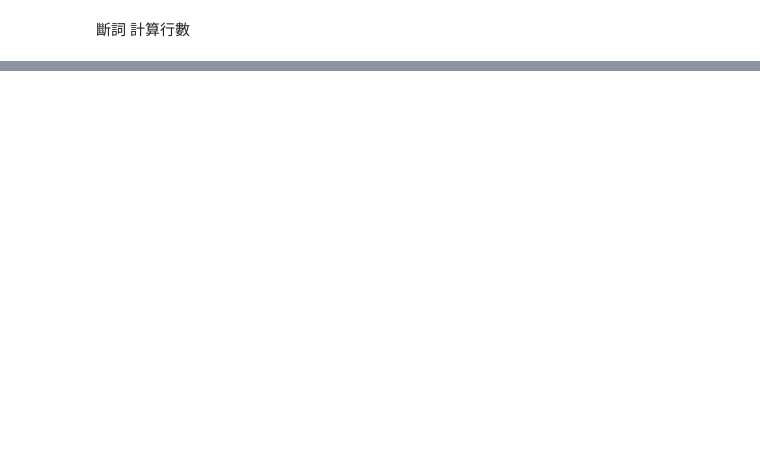
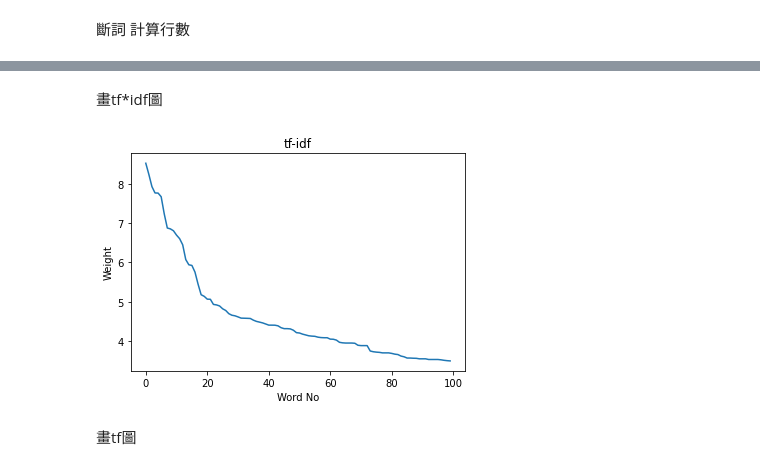
Before and after one commit to ksw020495/nlp, a Jupyter notebook: HW1.ipynb, the cells around one changed output, grey strips where cells are left out. Saved outputs shown, nothing was run; the diff lists cells and outputs as text; code cells hidden in the pictures; blank space fills up the shorter version.

```diff
--- a/HW1.ipynb
+++ b/HW1.ipynb
@@ -149,0 +232,4 @@ for i in range(100):
+# %%
+full_words.sort(key=lambda x:x[5], reverse=True)
+for i in range(100):
+    print(full_words[i])
@@ -149,0 +293,4 @@ for i in range(100):
+# %%
+full_words.sort(key=lambda x:x[2], reverse=True)
+for i in range(100):
+    print(full_words[i])
@@ -149,0 +315,19 @@ for i in range(100):
+# %%
+tf_first_100 = []
+num = 0
+n = 0
+while(num<=100):
+    repeat = 0
+    for j in range(num):
+        if num!=0:
+            if full_words[n][0] == tf_first_100[j][0]:
+                n = n+1
+                repeat = 1
+                break
+    if repeat == 0:
+        tf_first_100.append(full_words[n])
+        n = n+1
+        num = num+1
+
+for i in range(100):
+    print(tf_first_100[i])
@@ -149,0 +352,24 @@ for i in range(100):
+# %% [markdown]
+畫tf*idf圖
+# %%
+import matplotlib.pyplot as plt
+
+def draw1(word_no_show, tf_idfscore_show):
+    plt.plot(word_no_show, tf_idfscore_show)
+    plt.xlabel('Word No') # 設定x軸標題
+    plt.ylabel('Weight')
+    plt.title('tf-idf') # 設定圖表標題
+    plt.show()
+# %%
+x_label = []
+y_label = []
+
+for i in range(100):
+    x_label.append(i)
+    y_label.append(tf_idf_first_100[i][5])
+
+draw1(x_label, y_label)
+# %% [output]
+[figure, added]
+# %% [markdown]
+畫tf圖
```
Also changed, not shown: parts of 44 cells of this notebook.
